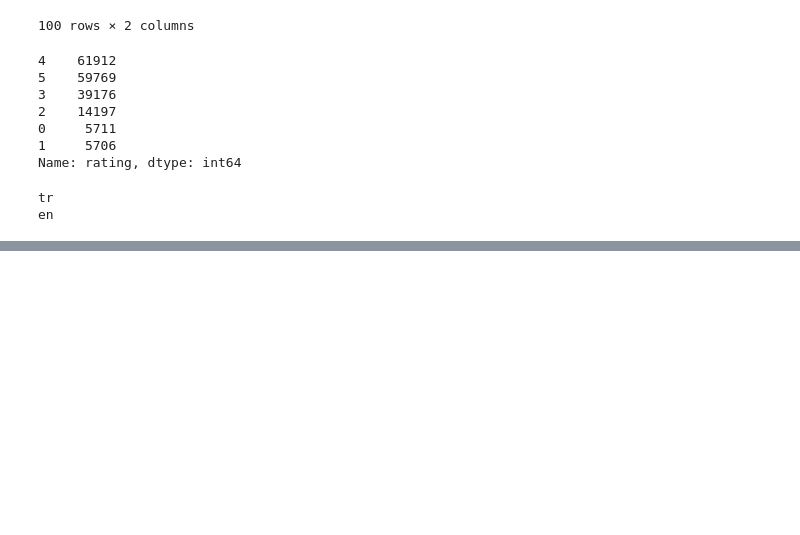
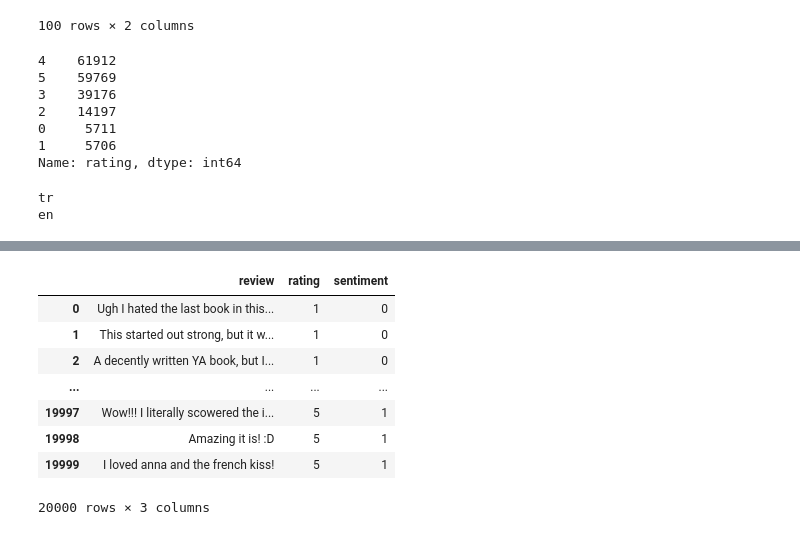
Before and after one commit to azwidodo/Tugas-Akhir-5, a Jupyter notebook: select_data.ipynb, the cells around one changed output, grey strips where cells are left out. Saved outputs shown, nothing was run; the diff lists cells and outputs as text; code cells hidden in the pictures; blank space fills up the shorter version.

```diff
--- a/select_data.ipynb
+++ b/select_data.ipynb
@@ -190,0 +241,13 @@ for index, row in df2.iterrows():
+# %%
+with pd.option_context("display.max_rows", 7, "display.max_colwidth", 100, "display.colheader_justify", "left"):
+    display(df2)
+# %% [output]
+|  | review | rating | sentiment |
+| 0 | Ugh I hated the last book in this... | 1 | 0 |
+| 1 | This started out strong, but it w... | 1 | 0 |
+| 2 | A decently written YA book, but I... | 1 | 0 |
+| ... | ... | ... | ... |
+| 19997 | Wow!!! I literally scowered the i... | 5 | 1 |
+| 19998 | Amazing it is! :D | 5 | 1 |
+| 19999 | I loved anna and the french kiss! | 5 | 1 |
+20000 rows × 3 columns
```
Also changed, not shown: parts of 7 cells of this notebook, 3 other files.
